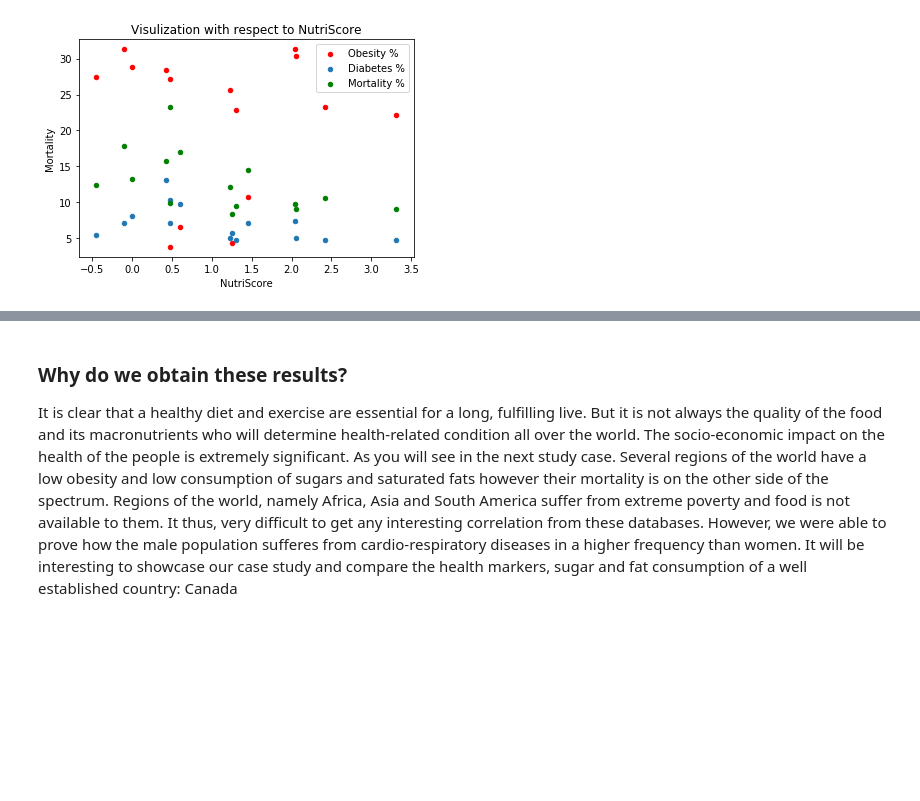
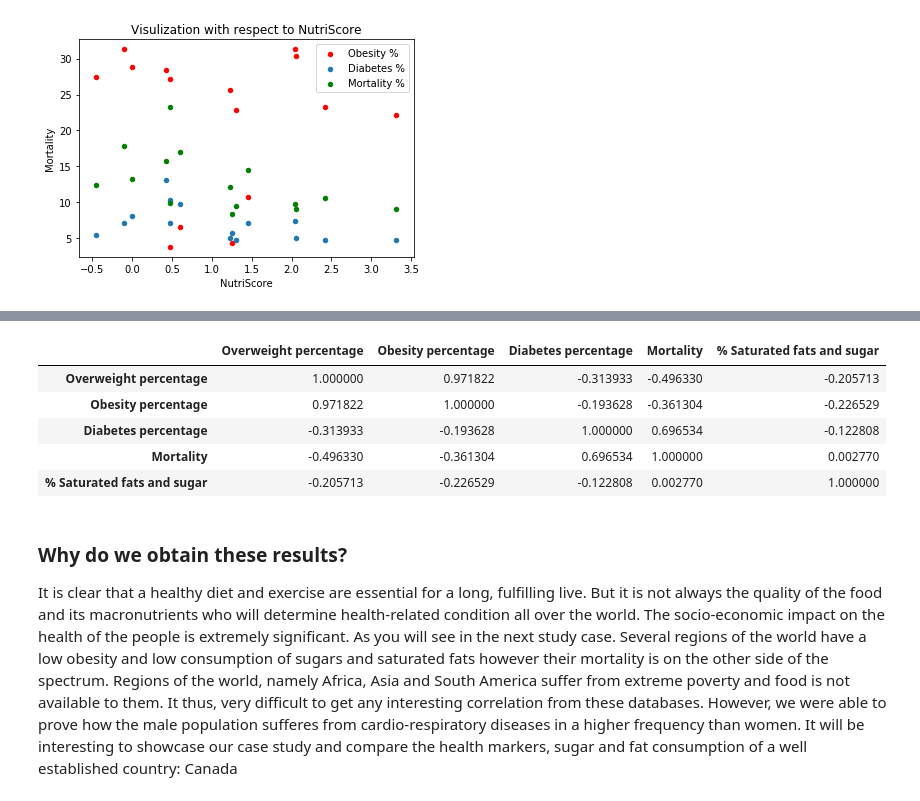
Before and after one commit to ada-food-recipes/food-recipes, a Jupyter notebook: Final_notebook.ipynb, the cells around one changed output, grey strips where cells are left out. Saved outputs shown, nothing was run; the diff lists cells and outputs as text; code cells hidden in the pictures; blank space fills up the shorter version.

```diff
--- a/Final_notebook.ipynb
+++ b/Final_notebook.ipynb
@@ -1315,3 +1336,12 @@ ax3 = result_region.plot(kind = 'scatter', x = 'NutriScore', y = 'Mortality', la
+# %%
+result_fat_sugar.corr()
+# %% [output]
+|  | Overweight percentage | Obesity percentage | Diabetes percentage | Mortality | % Saturated fats and sugar |
+| Overweight percentage | 1.000000 | 0.971822 | -0.313933 | -0.496330 | -0.205713 |
+| Obesity percentage | 0.971822 | 1.000000 | -0.193628 | -0.361304 | -0.226529 |
+| Diabetes percentage | -0.313933 | -0.193628 | 1.000000 | 0.696534 | -0.122808 |
+| Mortality | -0.496330 | -0.361304 | 0.696534 | 1.000000 | 0.002770 |
+| % Saturated fats and sugar | -0.205713 | -0.226529 | -0.122808 | 0.002770 | 1.000000 |
 # %% [markdown]
 ### Why do we obtain these results?
 
```
Also changed, not shown: parts of 6 cells of this notebook.
